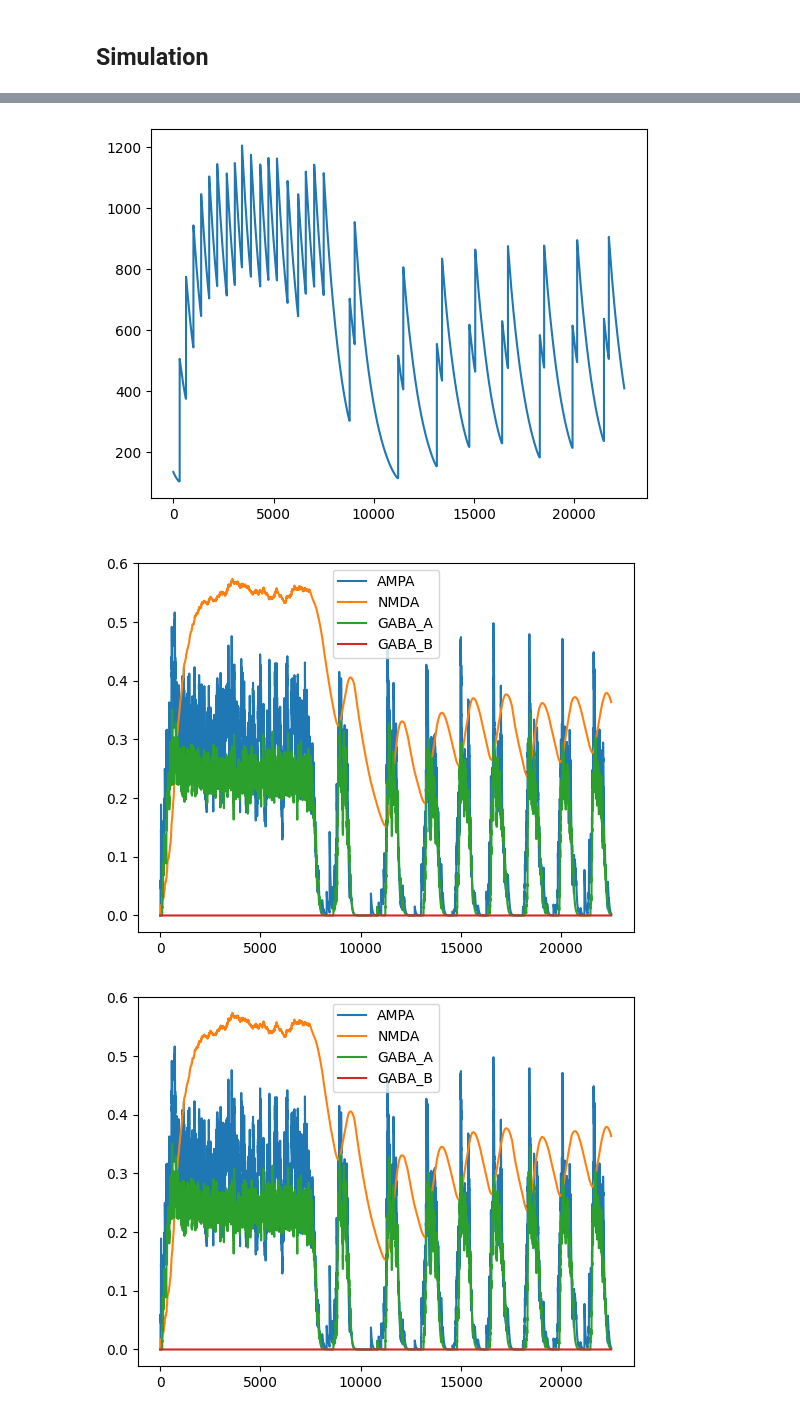
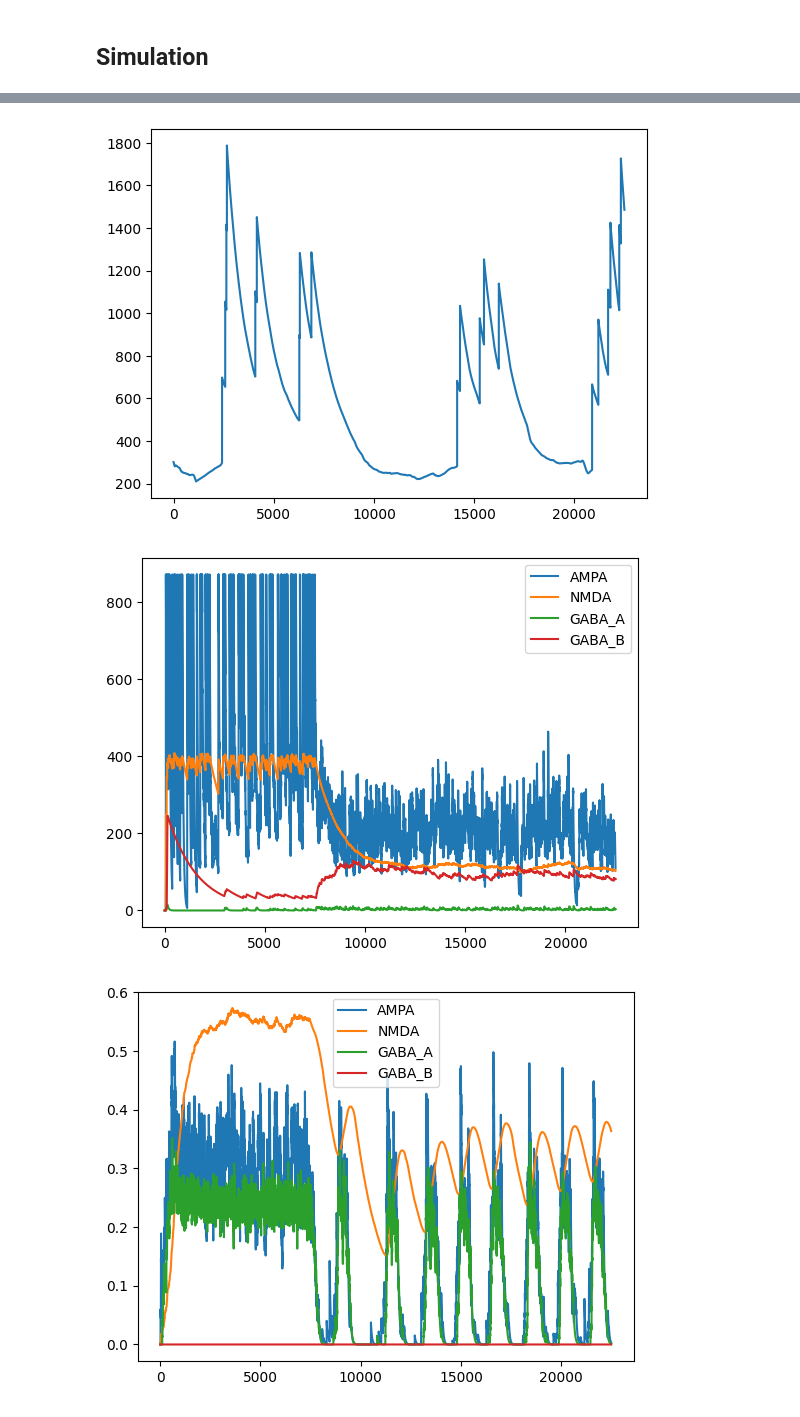
Before and after one commit to Dalsaetra/NeuroSimV3, a Jupyter notebook: python/week4/ssai.ipynb, the cells around one changed output, grey strips where cells are left out. Cells and saved outputs as stored; diff of their text form; code cells hidden in the pictures.

Commit message:
SSAI with more realistic synapses, but still high potential

```diff
--- a/python/week4/ssai.ipynb
+++ b/python/week4/ssai.ipynb
@@ -63,14 +63,14 @@ for i in range(1000):
     for target in targets:
         if G.nodes[i]['inhibitory']:
             weight = J_I
-            delay = max(0.1, np.random.normal(3.0, 1.0))
+            delay = max(0.1, np.random.normal(1.5, 0.3))
         else:
             weight = J_E
             delay = max(0.1, np.random.normal(delay_mean, delay_std))
         G.add_edge(i, target, weight=weight, distance=delay)
 # %%
 # Redistribute lognormally
-G = assign_lognormal_weights_for_ntype(G, "ss4", mu=-1.5, sigma=0.85, w_max=10.0)
+G = assign_lognormal_weights_for_ntype(G, "ss4", mu=0.0, sigma=0.7580915700075603, w_max=20.0)
 # %%
 # Plot ss4 weight distribution
 weights = [G[u][v]['weight'] for u, v in G.edges() if G.nodes[u]['ntype'] == 'ss4']
@@ -103,7 +103,7 @@ connectome = Connectome(max_synapses, pop)
 connectome.nx_to_connectome(G)
 # %%
 nmda_weight = np.ones(connectome.neuron_population.n_neurons, dtype=float)
-nmda_weight[pop.inhibitory_mask.astype(bool)] = 0.0
+nmda_weight[pop.inhibitory_mask.astype(bool)] = 0.22622509290032272
 # Invert to make excitatory neurons have NMDA weight 1, inhibitory 0
 # nmda_weight
 # %% [markdown]
@@ -124,16 +124,17 @@ state0 = (Vs,
 # sim = Simulation(connectome, dt, stepper_type="simple", state0=state0,
 #                  enable_plasticity=False)
 sim = Simulation(connectome, dt, stepper_type="euler_det", state0=state0,
-                 enable_plasticity=False, synapse_kwargs={"LT_scale": 1.0, "NMDA_weight": nmda_weight}, rise_synapse=True,
+                 enable_plasticity=False, synapse_kwargs={"LT_scale": 1.0, "NMDA_weight": nmda_weight}, synapse_type="standard",
                  enable_debug_logger=True)
 
 # rate = np.zeros(n_neurons)
-poisson = PoissonInput(n_neurons, rate=v_ext, amplitude=1.0)
+poisson = PoissonInput(n_neurons, rate=v_ext, amplitude=646.8332617517251)
 
 from tqdm import tqdm
 
 for i in tqdm(range(7500)):
     sensory_spikes = poisson(dt)
+    sensory_spikes[pop.inhibitory_mask.astype(bool)] = False
     sim.step(spike_ext=sensory_spikes)
     # sim.step()
 
@@ -174,6 +175,6 @@ sim.stats.compute_metrics(dt, bin_ms_participation=300, t_start_ms=750.0, t_stop
 # %%
 # Plot spikes for one neuron
-n_idx = 707
+n_idx = 603
 t_first = 0
 t_last = -1
 plt.plot(np.array(sim.stats.Vs)[t_first:t_last,n_idx])
@@ -192,5 +193,5 @@ plt.show()
-[figure, old version]
+[figure, new version]
-[figure, old version]
+[figure, new version]
 # %%
 plt.plot(np.array(sim.debug_logger.s_ampa)[t_first:t_last,n_idx], label="AMPA")
 plt.plot(np.array(sim.debug_logger.s_nmda)[t_first:t_last,n_idx], label="NMDA")
```
Also changed, not shown: parts of 5 cells of this notebook, 2 other files.
